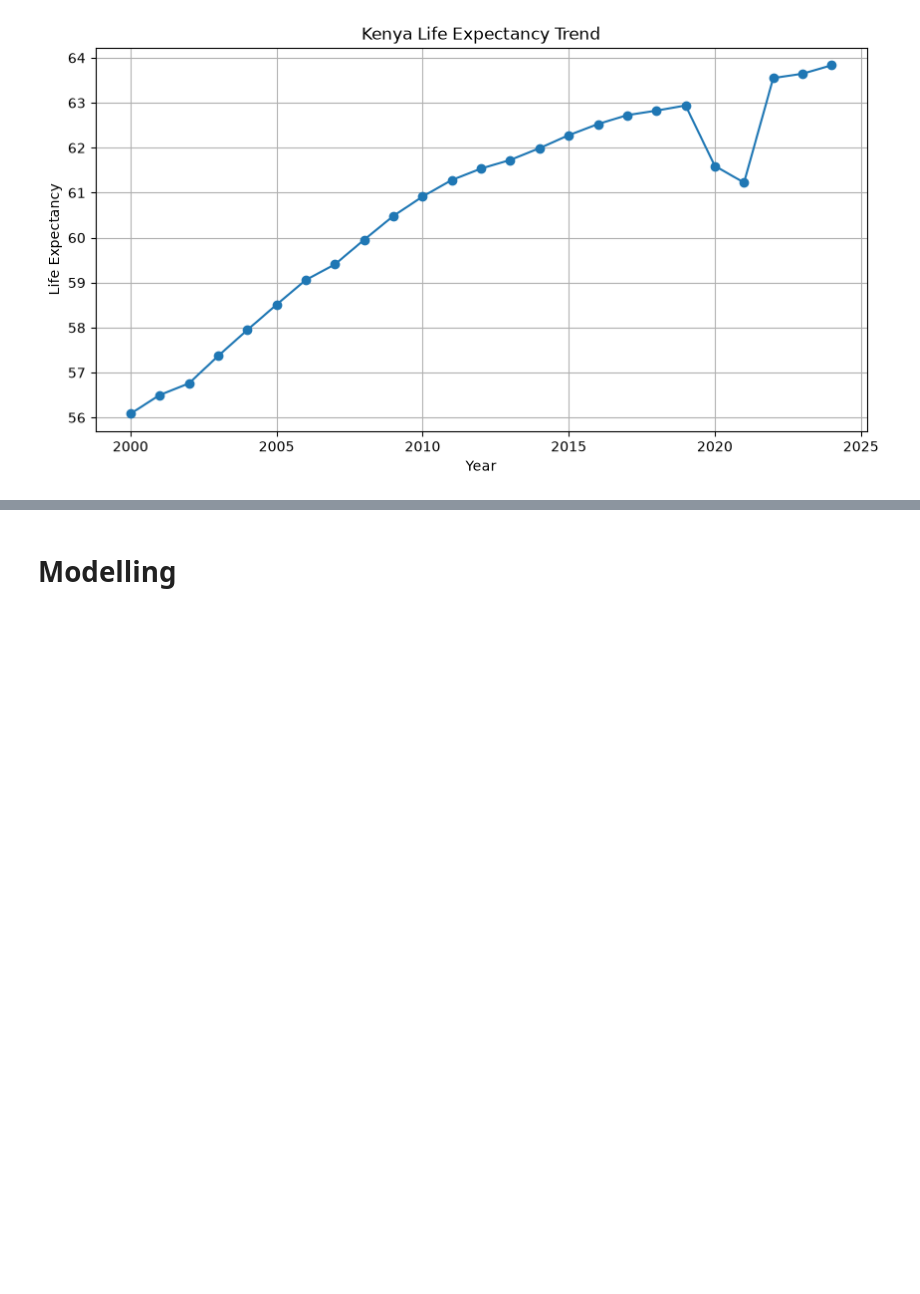
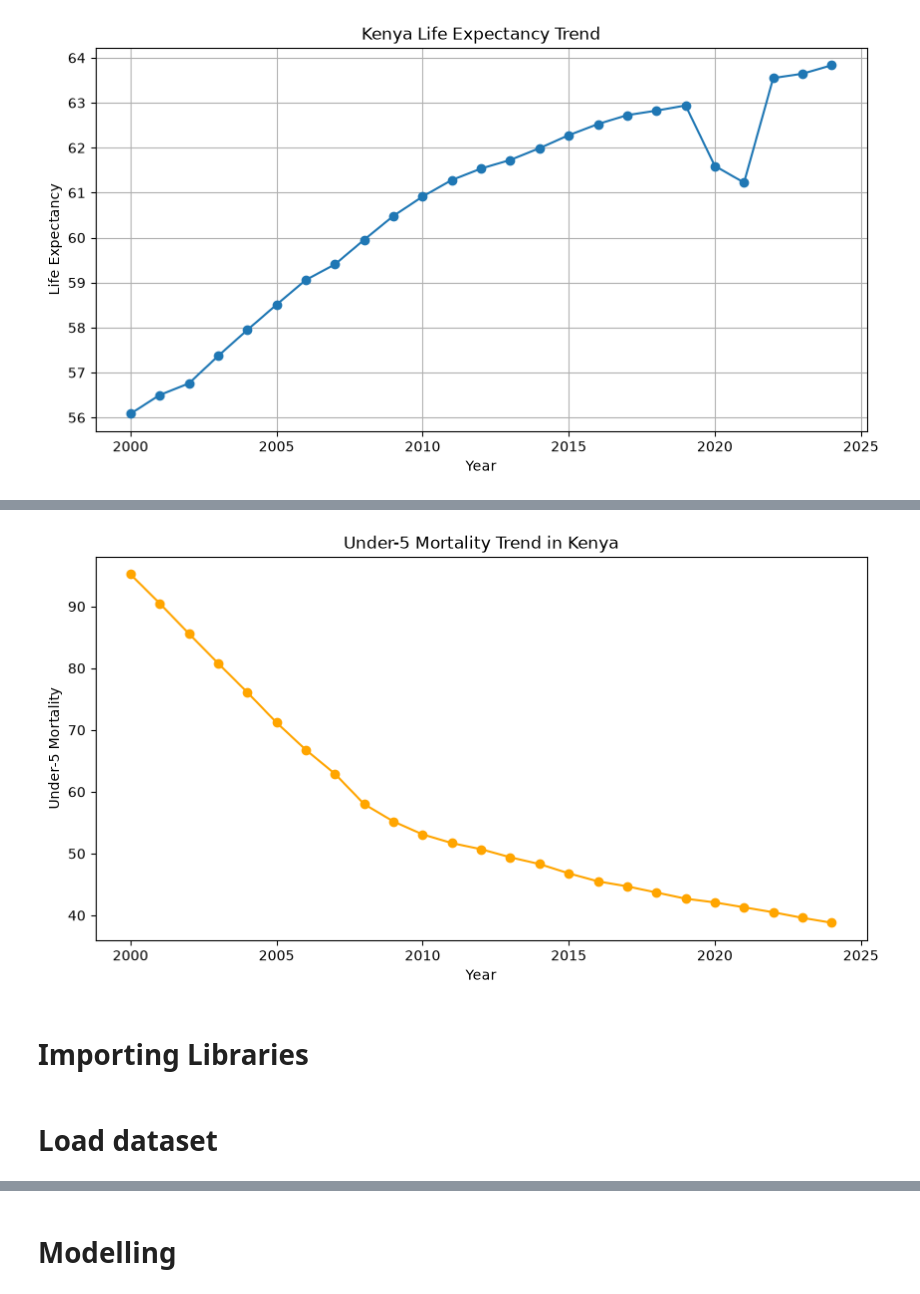
Before and after one commit to graceobonyo/Global-Health-System-Segmentation-and-Forecasting, a Jupyter notebook: ghss.ipynb, the cells around one changed output, grey strips where cells are left out. Drawn from its saved outputs; the diff is of its cells as text; code cells hidden in the pictures; blank space fills up the shorter version.

```diff
--- a/ghss.ipynb
+++ b/ghss.ipynb
@@ -160,0 +176,12 @@ plt.show()
+# %%
+# Visualizing Kenya's under-5 mortality trend over the years
+plt.figure(figsize=(10,5))
+plt.plot(kenya_df['year'], kenya_df['under5_mortality'], marker='o', color='orange')
+plt.title('Under-5 Mortality Trend in Kenya')
+plt.xlabel('Year')
+plt.ylabel('Under-5 Mortality')
+plt.show()
+# %% [output]
+[figure, added]
+# %% [markdown]
+# Importing Libraries
@@ -160,0 +215,2 @@ plt.show()
+# %% [markdown]
+# Load dataset
```
Also changed, not shown: parts of 44 cells of this notebook, 2 other files.
